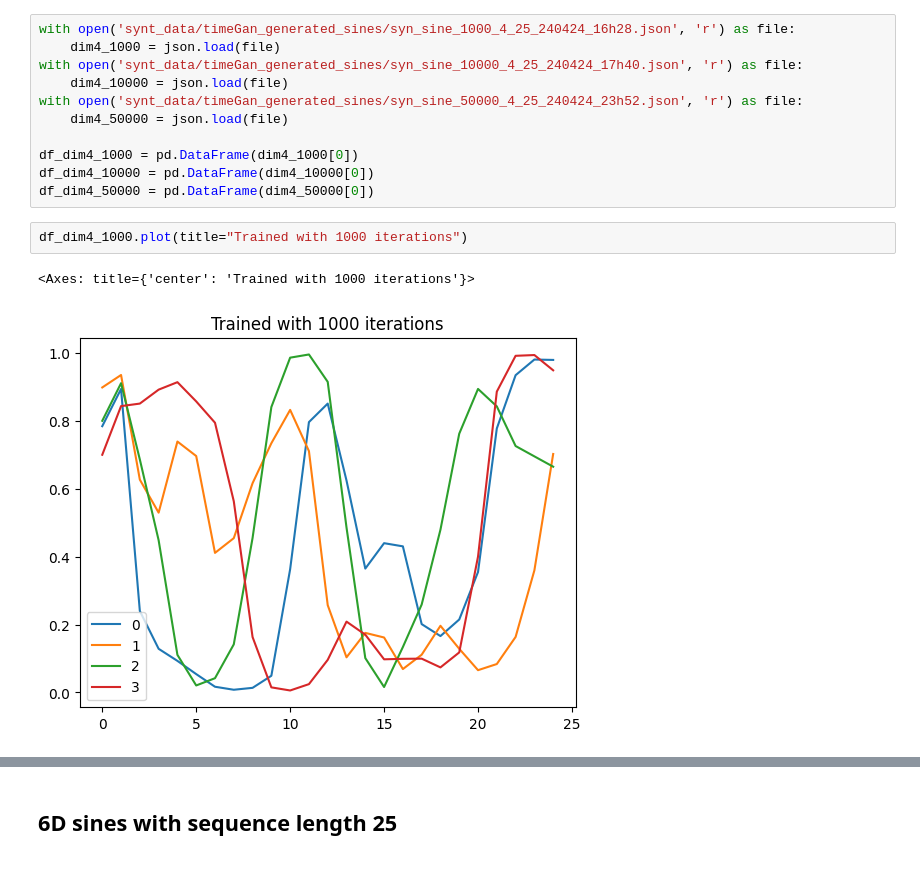
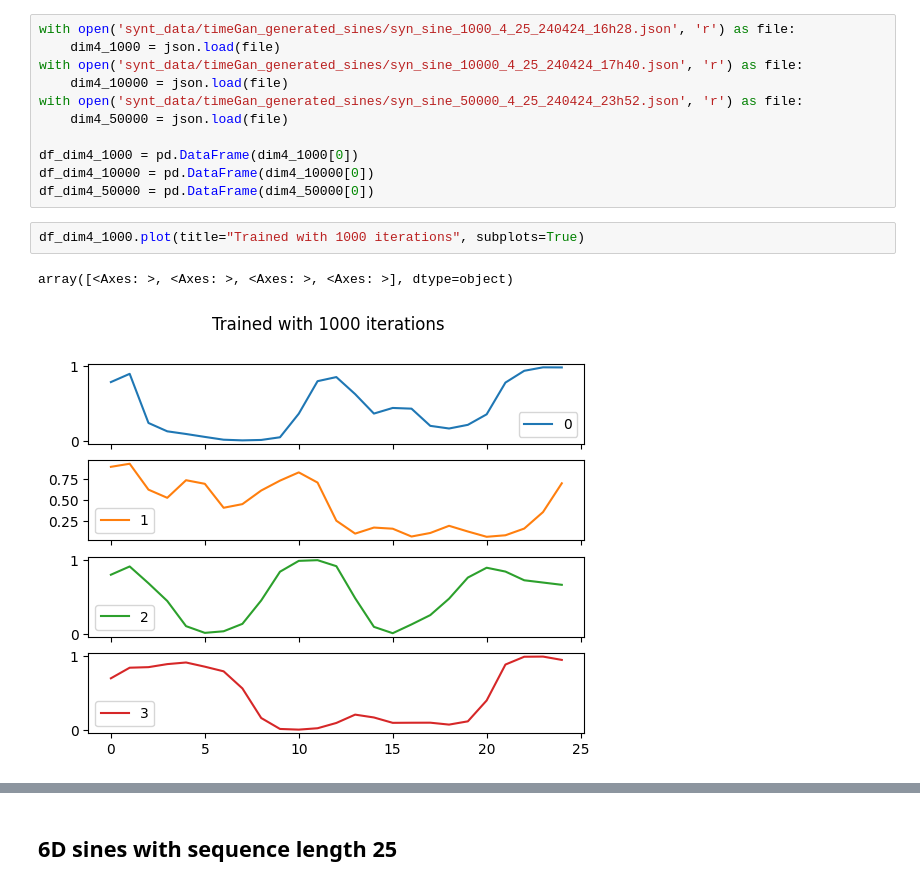
Before and after one commit to fredrikSveen/MSc_time_series_GAN, a Jupyter notebook: windowed_data.ipynb, the cells around one changed output, grey strips where cells are left out. Drawn from its saved outputs; the diff is of its cells as text.

```diff
--- a/windowed_data.ipynb
+++ b/windowed_data.ipynb
@@ -83,8 +89,8 @@ df_dim4_1000 = pd.DataFrame(dim4_1000[0])
 df_dim4_10000 = pd.DataFrame(dim4_10000[0])
 df_dim4_50000 = pd.DataFrame(dim4_50000[0])
 # %%
-df_dim4_1000.plot(title="Trained with 1000 iterations")
+df_dim4_1000.plot(title="Trained with 1000 iterations", subplots=True)
 # %% [output]
-<Axes: title={'center': 'Trained with 1000 iterations'}>
+array([<Axes: >, <Axes: >, <Axes: >, <Axes: >], dtype=object)
-[figure, old version]
+[figure, new version]
 # %%
```
Also changed, not shown: parts of 7 cells of this notebook.
